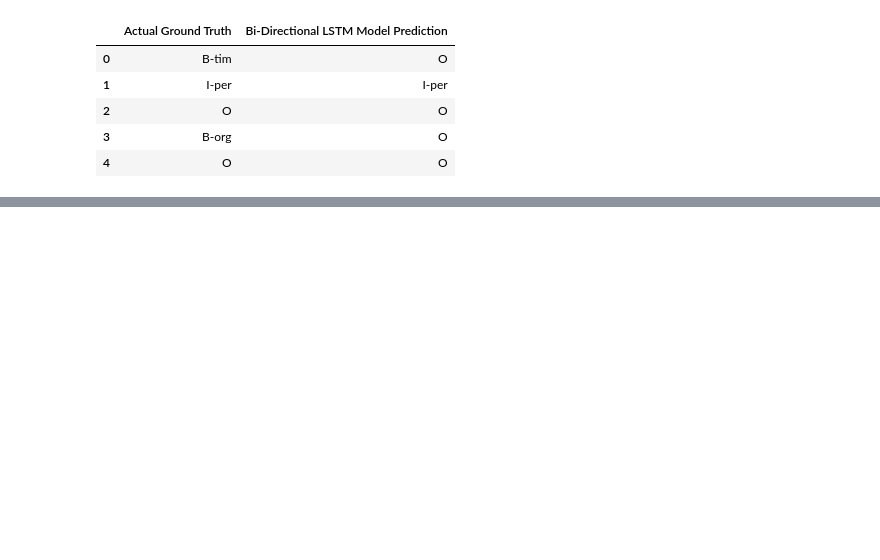
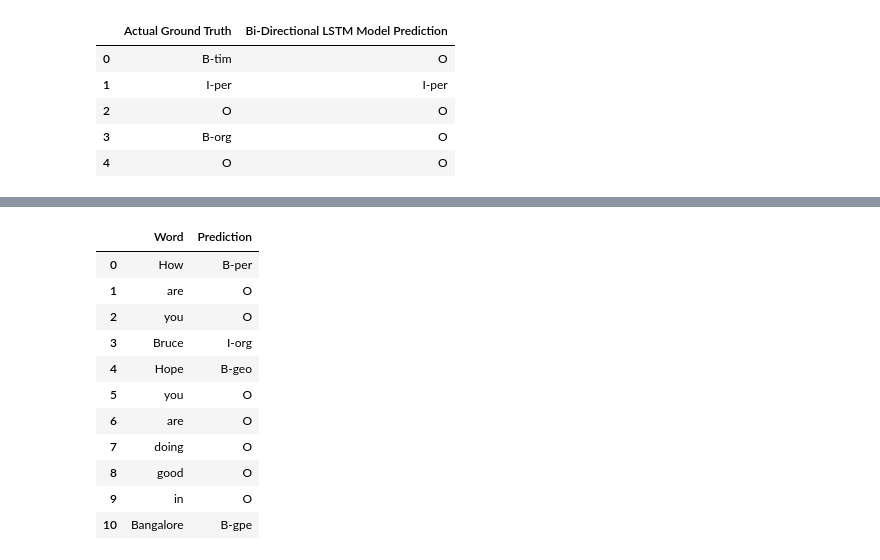
Before and after one commit to Satwikram/Named-Entity-Recognition, a Jupyter notebook: Named Entity Recognition using DL.ipynb, the cells around one changed output, grey strips where cells are left out. Saved outputs shown, nothing was run; the diff lists cells and outputs as text; code cells hidden in the pictures; blank space fills up the shorter version.

```diff
--- a/Named Entity Recognition using DL.ipynb
+++ b/Named Entity Recognition using DL.ipynb
@@ -701,0 +755,3 @@ ner_results.to_csv('NER_Results.csv', index = False)
+# %%
+for i in range(len(test_sentence)):
+  test_sentence_encoded.append(encoder.encode(test_sentence[i]))
@@ -701,0 +772,2 @@ ner_results.to_csv('NER_Results.csv', index = False)
+# %%
+test_result = []
@@ -701,0 +778,4 @@ ner_results.to_csv('NER_Results.csv', index = False)
+# %%
+for i in range(len(test_sentence_encoded)):
+  print(i)
+  test_result.append(cat[np.argmax(loaded_model.predict(test_sentence_encoded[i]))])
@@ -701,0 +812,17 @@ ner_results.to_csv('NER_Results.csv', index = False)
+# %%
+test_result_df = pd.DataFrame({'Word': test_sentence, 'Prediction': test_result})
+# %%
+test_result_df
+# %% [output]
+|  | Word | Prediction |
+| 0 | How | B-per |
+| 1 | are | O |
+| 2 | you | O |
+| 3 | Bruce | I-org |
+| 4 | Hope | B-geo |
+| 5 | you | O |
+| 6 | are | O |
+| 7 | doing | O |
+| 8 | good | O |
+| 9 | in | O |
+| 10 | Bangalore | B-gpe |
```
Also changed, not shown: parts of 18 cells of this notebook.
